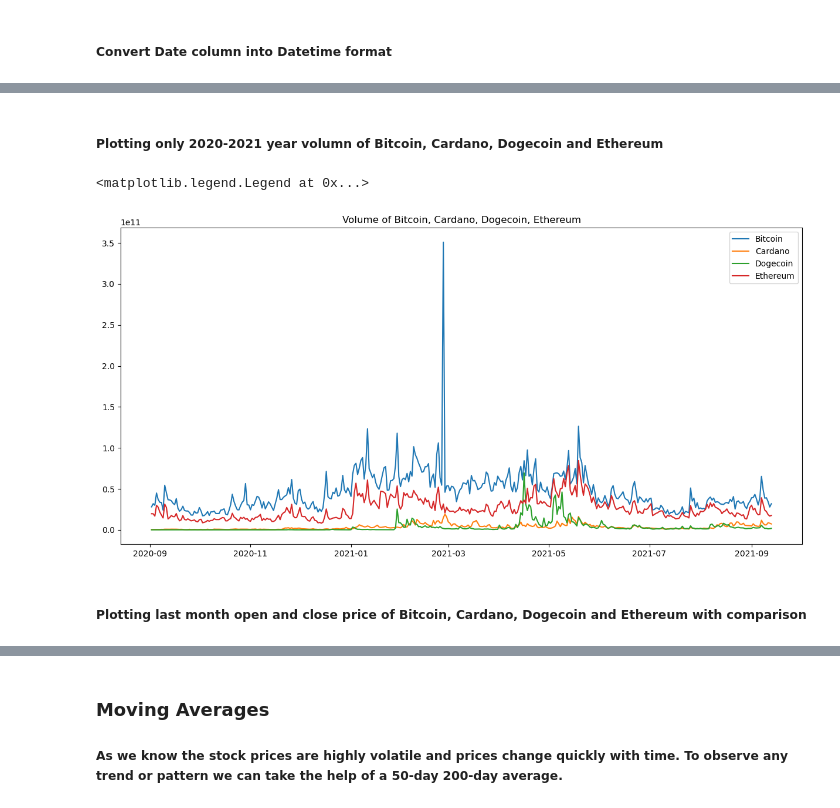
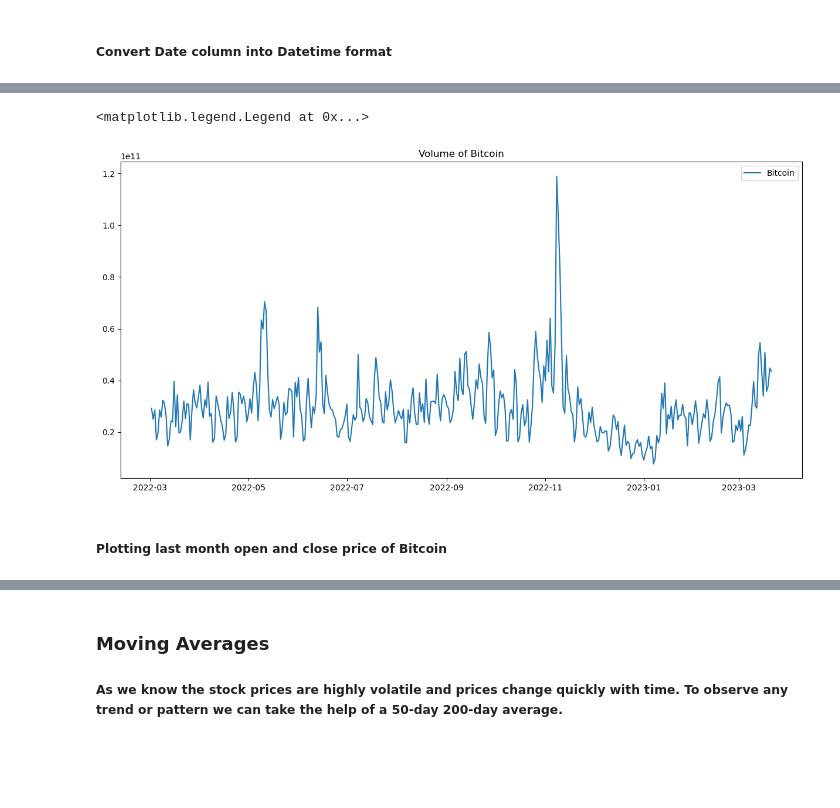
Before and after one commit to Alaneel/mini-project, a Jupyter notebook: src/1.EDA.ipynb, the cells around one changed output, grey strips where cells are left out. Cells and saved outputs as stored; diff of their text form; code cells hidden in the pictures; blank space fills up the shorter version.

```diff
--- a/src/1.EDA.ipynb
+++ b/src/1.EDA.ipynb
@@ -171,0 +117,2 @@ Text(0.5, 1.0, 'Ethereum Close Price')
+# %%
+last1year_bitcoindf = bitcoindf[bitcoindf['date'] > '03-2022']
@@ -174,5 +129,0 @@ Text(0.5, 1.0, 'Ethereum Close Price')
-# %%
-last1year_bitcoindf = bitcoindf[bitcoindf['date'] > '09-2020']
-last1year_cardanodf = cardanodf[cardanodf['date'] > '09-2020']
-last1year_dogecoindf = dogecoindf[dogecoindf['date'] > '09-2020']
-last1year_ethereumdf = ethereumdf[ethereumdf['date'] > '09-2020']
@@ -201,16 +130,11 @@ plt.legend('E')
-# %% [markdown]
-##### Plotting only 2020-2021 year volumn of Bitcoin, Cardano, Dogecoin and Ethereum
 # %%
 fig = plt.figure(figsize = (15, 7))
 
 plt.plot(last1year_bitcoindf['date'], last1year_bitcoindf['volume'])
-plt.plot(last1year_cardanodf['date'], last1year_cardanodf['volume'])
-plt.plot(last1year_dogecoindf['date'], last1year_dogecoindf['volume'])
-plt.plot(last1year_ethereumdf['date'], last1year_ethereumdf['volume'])
-plt.title('Volume of Bitcoin, Cardano, Dogecoin, Ethereum')
-plt.legend(['Bitcoin', 'Cardano', 'Dogecoin', 'Ethereum'])
+plt.title('Volume of Bitcoin')
+plt.legend(['Bitcoin'])
 # %% [output]
 <matplotlib.legend.Legend at 0x...>
-[figure, old version]
+[figure, new version]
 # %% [markdown]
-##### Plotting last month open and close price of Bitcoin, Cardano, Dogecoin and Ethereum with comparison
+##### Plotting last month open and close price of Bitcoin
```
Also changed, not shown: parts of 34 cells of this notebook, 16 other files.
